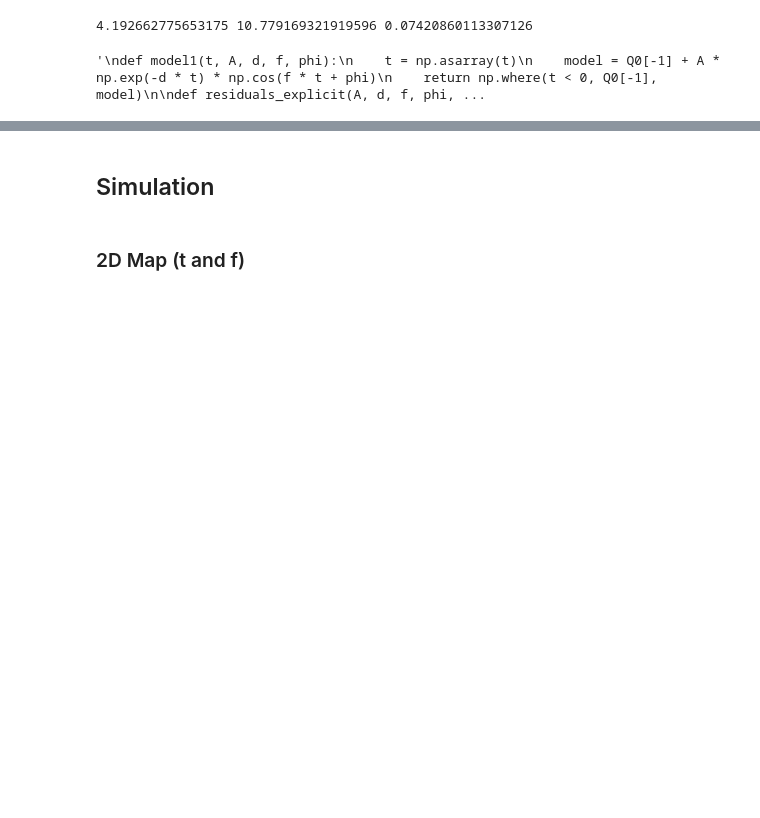
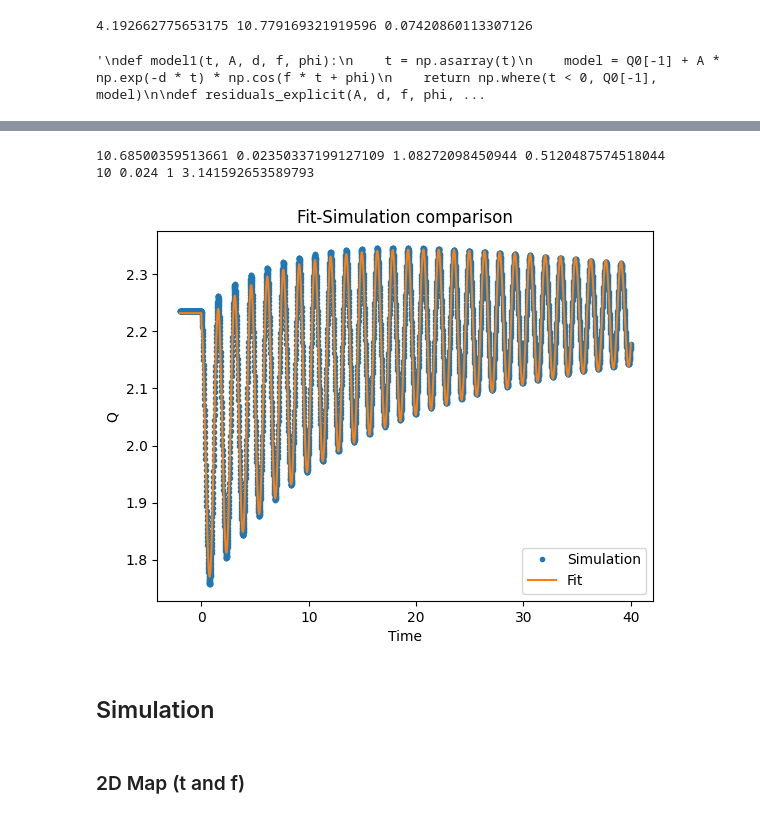
Before and after one commit to VictorC-dot/GeTe_Spectro_Simulation, a Jupyter notebook: Model_2D_Spectro.ipynb, the cells around one changed output, grey strips where cells are left out. Drawn from its saved outputs; the diff is of its cells as text; code cells hidden in the pictures; blank space fills up the shorter version.

```diff
--- a/Model_2D_Spectro.ipynb
+++ b/Model_2D_Spectro.ipynb
@@ -308,3 +451,83 @@ plt.show()
+# %%
+### Trying to fit omega, tau1 and d (damping) from previous results
+
+delta_Q0 = Q0[-1] - np.sqrt((-a0-a1)/(2*b))
+params = init_params()
+
+def model_a(t, tau, a1):
+    a0 = params["a_0"]
+    t = np.asarray(t)
+    return a0 + np.where(t >= 0, a1*np.exp(-t/tau), 0)
+
+def omega_a(a):
+    return np.sqrt(-4*a/1)
+
+def delta_Q(a):
+    return Q0[-1] - np.sqrt(-a/(2*b))
+
+def phase_from_omega(t, omega):
+    dt1 = np.gradient(t)
+    return np.cumsum(omega * dt1) + np.pi
+
+def model3(t, t1, d, a1, phi_0):
+    t = np.asarray(t)
+    a = model_a(t, t1, a1)
+    a = np.minimum(a, -1e-12)
+    omega = omega_a(a)
+    phi = phase_from_omega(t, omega)
+
+    return np.where(
+        t < 0,
+        Q0[-1],
+        Q0[-1] - delta_Q(a) + delta_Q0 * np.cos(phi + phi_0) * np.exp(-d*t)
+    )
+
+def residuals_explicit3(t1, d, a1, phi_0, t, data):
+    model_vals = model3(t, t1, d, a1, phi_0)
+    return model_vals - data
+
+def residuals_wrapper3(x, t, data):
+    t1, d, a1, phi_0= x
+    return residuals_explicit3(t1, d, a1, phi_0, t, data)
+
+x0 = [9,0.08,1.3,0]
+
+x_th = [10,0.024,1,np.pi]
+
+result = least_squares(
+    residuals_wrapper3,
+    x0,
+    args=(t, Q),
+    bounds=([0, 0, 0, -np.inf], [np.inf, np.inf, np.inf, np.inf]),
+    loss="soft_l1"
+)
+
+t1_fit, d_fit, a1_fit, phi0_fit = result.x
+print(t1_fit, d_fit, a1_fit, phi0_fit)
+
+t1_th, d_th, a1_th, phi0_th = x_th
+print(t1_th, d_th, a1_th, phi0_th)
+# %% [output]
+10.68500359513661 0.02350337199127109 1.08272098450944 0.5120487574518044
+10 0.024 1 3.141592653589793
+# %%
+### Comparison between simulation and model
+
+Q_model = model3(t, t1_fit, d_fit, a1_fit, phi0_fit)
+Q_th = model3(t, t1_th, d_th, a1_th, phi0_th)
+
+# Plot
+plt.figure()
+plt.plot(t, Q, '.', label="Simulation")
+plt.plot(t, Q_model, '-', label="Fit")
+#plt.plot(t, Q_th, '-', label="Model from params")
+plt.xlabel("Time")
+plt.ylabel("Q")
+plt.legend()
+plt.title("Fit-Simulation comparison")
+plt.show()
+# %% [output]
+[figure, added]
 # %% [markdown]
 ## Simulation
 # %% [markdown]
```
Also changed, not shown: parts of 15 cells of this notebook.
